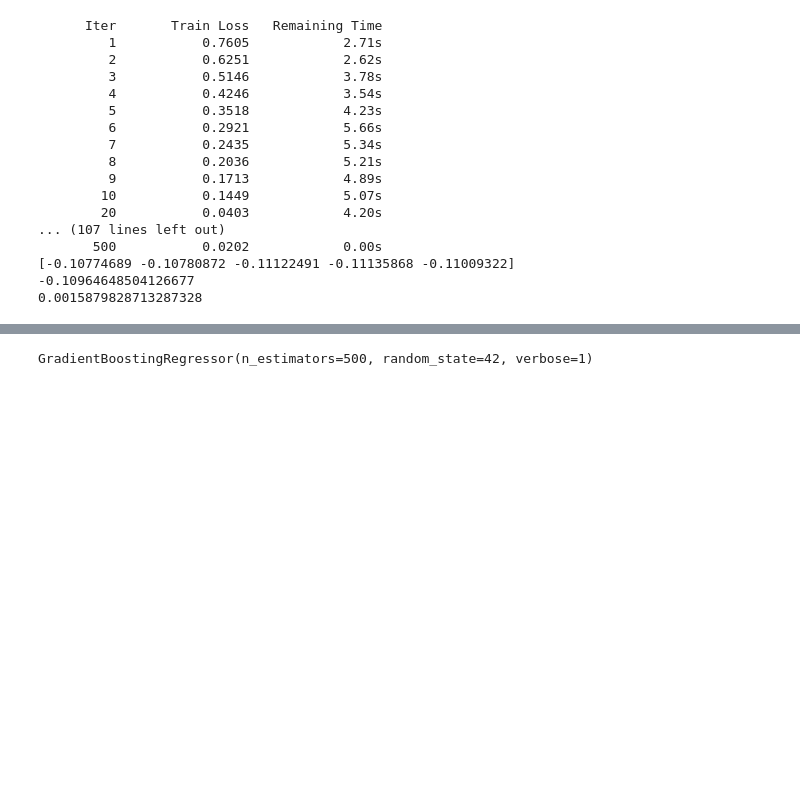
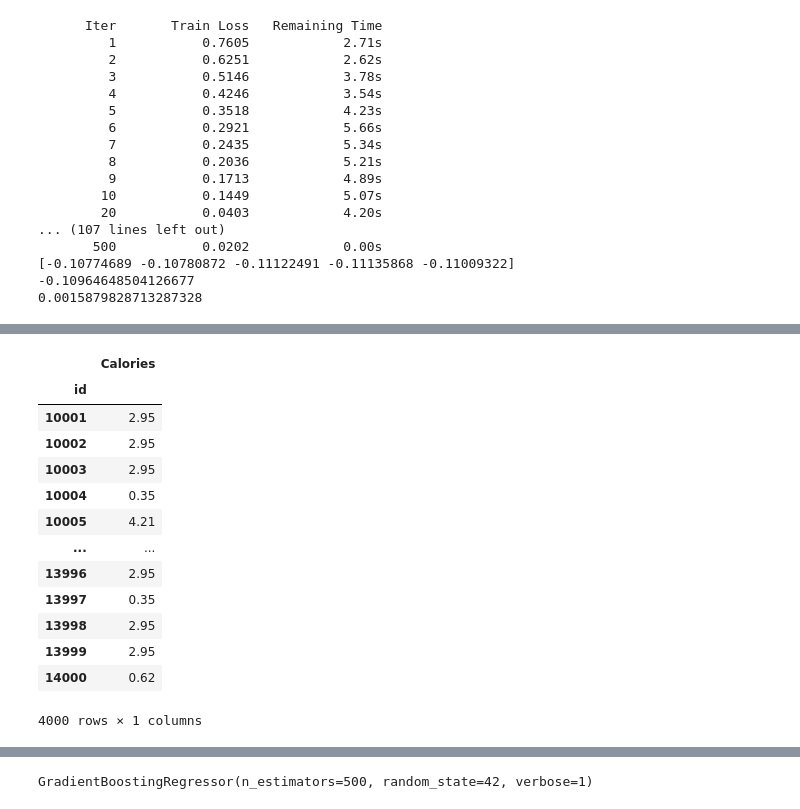
Before and after one commit to NicoUIcreator/WaynessMarketing, a Jupyter notebook: jupiters/presentacion.ipynb, the cells around one changed output, grey strips where cells are left out. Saved outputs shown, nothing was run; the diff lists cells and outputs as text; code cells hidden in the pictures; blank space fills up the shorter version.

```diff
--- a/jupiters/presentacion.ipynb
+++ b/jupiters/presentacion.ipynb
@@ -429,0 +445,19 @@ print(results_cv.std())
+# %%
+dfTest["Calories"] = y_pred.round(2)
+modelo2=dfTest[["Calories"]]
+modelo2
+# %% [output]
+|  | Calories |
+| id |  |
+| 10001 | 2.95 |
+| 10002 | 2.95 |
+| 10003 | 2.95 |
+| 10004 | 0.35 |
+| 10005 | 4.21 |
+| ... | ... |
+| 13996 | 2.95 |
+| 13997 | 0.35 |
+| 13998 | 2.95 |
+| 13999 | 2.95 |
+| 14000 | 0.62 |
+4000 rows × 1 columns
```
Also changed, not shown: parts of 37 cells of this notebook, 24 other files.
